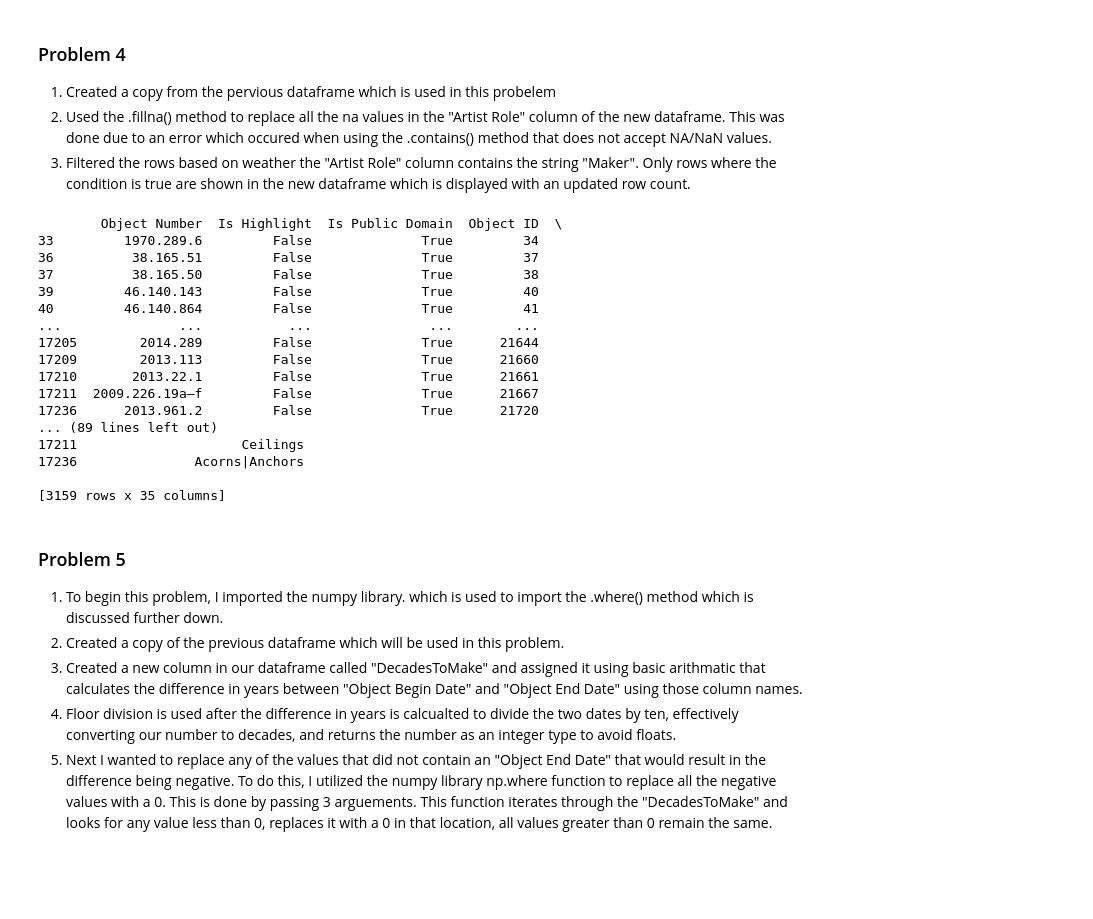
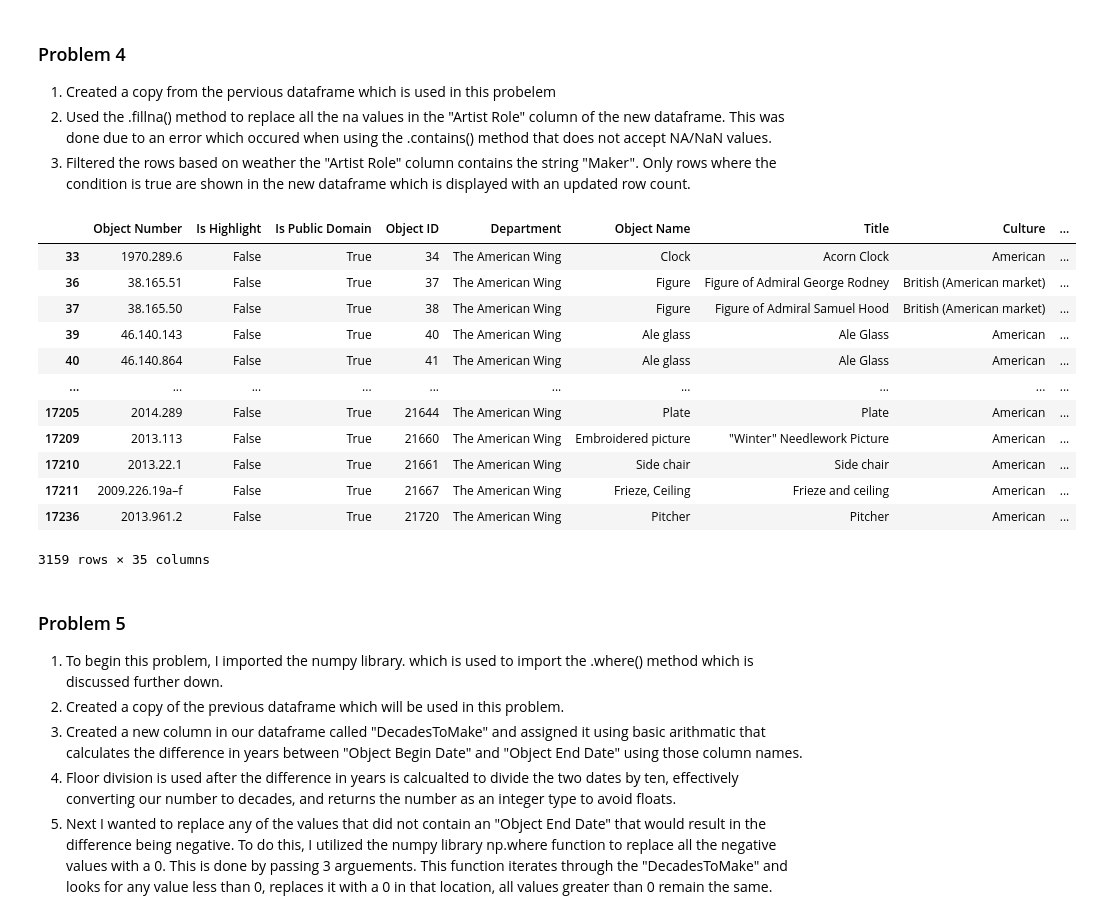
Before and after one commit to Jakenn09/CSE532Projects, a Jupyter notebook: Kennard_JacobMidterm/MetMeseum.ipynb, the cells around one changed output. Saved outputs shown, nothing was run; the diff lists cells and outputs as text; code cells hidden in the pictures; blank space fills up the shorter version.

Commit message:
change from print statement to just display
diaplay df's intstead of printing

```diff
--- a/Kennard_JacobMidterm/MetMeseum.ipynb
+++ b/Kennard_JacobMidterm/MetMeseum.ipynb
@@ -76,28 +76,24 @@ df_prob3
 # %%
 df_prob4 = df_prob3.copy()
 df_prob4["Artist Role"] = df_prob4["Artist Role"].fillna("")
 
 df_prob4 = df_prob4[df_prob4["Artist Role"].str.contains("Maker")]
 
-print(df_prob4)
+df_prob4
 # %% [output]
+|  | Object Number | Is Highlight | Is Public Domain | Object ID | Department | Object Name | Title | Culture | ... |
+| 33 | 1970.289.6 | False | True | 34 | The American Wing | Clock | Acorn Clock | American | ... |
+| 36 | 38.165.51 | False | True | 37 | The American Wing | Figure | Figure of Admiral George Rodney | British (American market) | ... |
+| 37 | 38.165.50 | False | True | 38 | The American Wing | Figure | Figure of Admiral Samuel Hood | British (American market) | ... |
+| 39 | 46.140.143 | False | True | 40 | The American Wing | Ale glass | Ale Glass | American | ... |
+| 40 | 46.140.864 | False | True | 41 | The American Wing | Ale glass | Ale Glass | American | ... |
+| ... | ... | ... | ... | ... | ... | ... | ... | ... | ... |
+| 17205 | 2014.289 | False | True | 21644 | The American Wing | Plate | Plate | American | ... |
+| 17209 | 2013.113 | False | True | 21660 | The American Wing | Embroidered picture | "Winter" Needlework Picture | American | ... |
+| 17210 | 2013.22.1 | False | True | 21661 | The American Wing | Side chair | Side chair | American | ... |
+| 17211 | 2009.226.19a–f | False | True | 21667 | The American Wing | Frieze, Ceiling | Frieze and ceiling | American | ... |
+| 17236 | 2013.961.2 | False | True | 21720 | The American Wing | Pitcher | Pitcher | American | ... |
-        Object Number  Is Highlight  Is Public Domain  Object ID  \
-33         1970.289.6         False              True         34
-36          38.165.51         False              True         37
-37          38.165.50         False              True         38
-39         46.140.143         False              True         40
-40         46.140.864         False              True         41
-...               ...           ...               ...        ...
-17205        2014.289         False              True      21644
-17209        2013.113         False              True      21660
-17210       2013.22.1         False              True      21661
-17211  2009.226.19a–f         False              True      21667
-17236      2013.961.2         False              True      21720
-... (89 lines left out)
-17211                     Ceilings
-17236               Acorns|Anchors
-
-[3159 rows x 35 columns]
+3159 rows × 35 columns
 # %% [markdown]
 ### Problem 5
 1. To begin this problem, I imported the numpy library. which is used to import the .where() method which is discussed further down.
```
Also changed, not shown: parts of 1 cell of this notebook.
